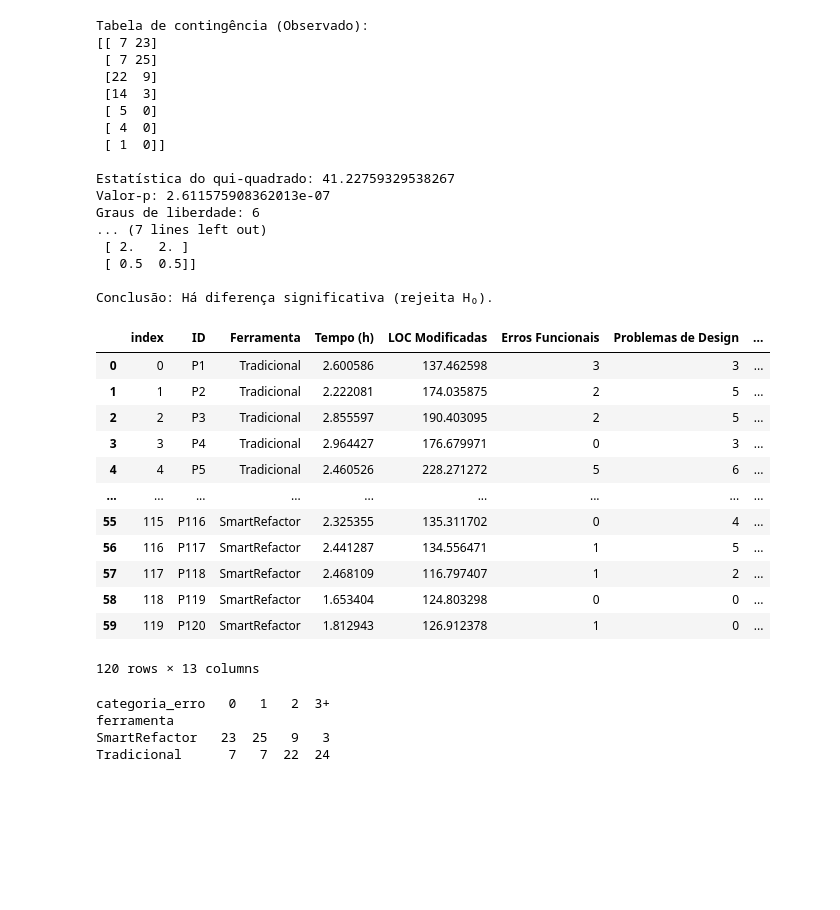
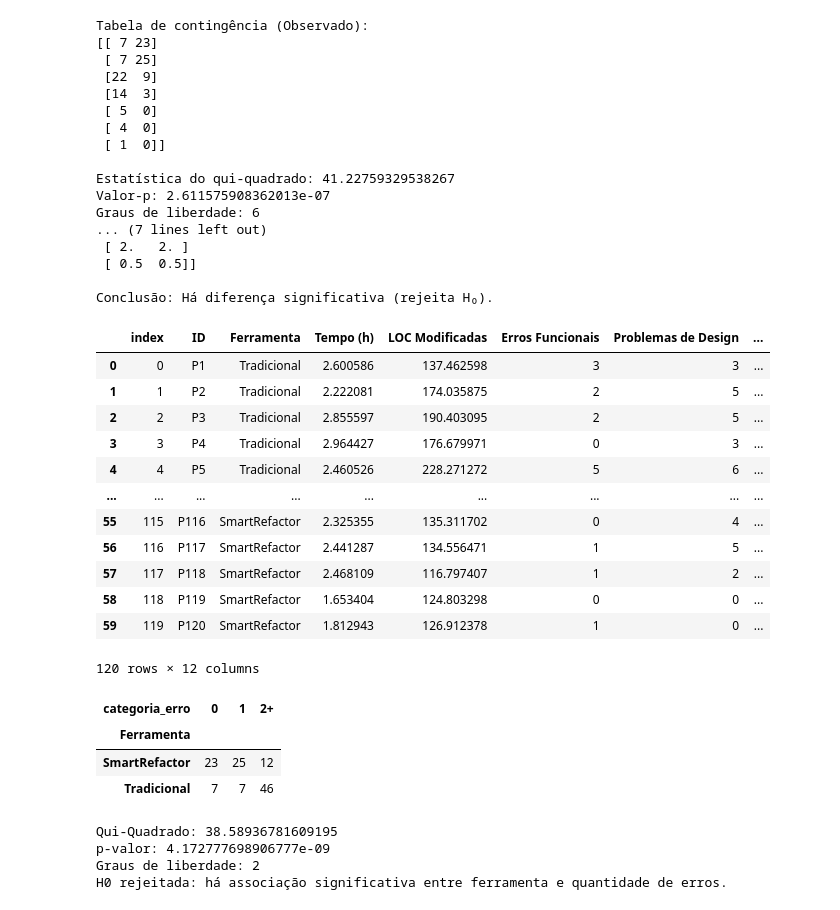
Before and after one commit to andre-portella/AES, a Jupyter notebook: aes.ipynb, the cells around one changed output. Drawn from its saved outputs; the diff is of its cells as text; code cells hidden in the pictures; blank space fills up the shorter version.

```diff
--- a/aes.ipynb
+++ b/aes.ipynb
@@ -487,30 +487,28 @@ if p < alpha:
 else:
     print("H0 não rejeitada. Não há evidência suficiente para afirmar uma associação significativa.")
 # %%
-import pandas as pd
-
-# Categorizar os erros (pode ajustar os intervalos conforme desejar)
+# Categorizar os erros
 def categorizar_erro(e):
     if e == 0:
         return '0'
     elif e == 1:
         return '1'
-    elif e == 2:
-        return '2'
     else:
-        return '3+'
+        return '2+'
+    # else:
+    #     return '3+'
+    # elif e == 4:
+    #     return '4'
+    # else:
+    #     return '5+'
 
 tradicional['categoria_erro'] = tradicional['Erros Funcionais'].apply(categorizar_erro)
 smartRefactor['categoria_erro'] = smartRefactor['Erros Funcionais'].apply(categorizar_erro)
 
-# Adicionar coluna indicando a ferramenta
-tradicional['ferramenta'] = 'Tradicional'
-smartRefactor['ferramenta'] = 'SmartRefactor'
-
 # Unir os DataFrames
-df = pd.concat([tradicional, smartRefactor])
+data = pd.concat([tradicional, smartRefactor])
 # %%
-display(df)
+display(data)
 # %% [output]
 |  | index | ID | Ferramenta | Tempo (h) | LOC Modificadas | Erros Funcionais | Problemas de Design | ... |
 | 0 | 0 | P1 | Tradicional | 2.600586 | 137.462598 | 3 | 3 | ... |
@@ -524,13 +522,31 @@ display(df)
 | 57 | 117 | P118 | SmartRefactor | 2.468109 | 116.797407 | 1 | 2 | ... |
 | 58 | 118 | P119 | SmartRefactor | 1.653404 | 124.803298 | 0 | 0 | ... |
 | 59 | 119 | P120 | SmartRefactor | 1.812943 | 126.912378 | 1 | 0 | ... |
-120 rows × 13 columns
+120 rows × 12 columns
 # %%
 # Tabela de contingência: linhas = ferramenta, colunas = categoria de erro
-tabela = pd.crosstab(df['ferramenta'], df['categoria_erro'])
-print(tabela)
+tabela = pd.crosstab(data['Ferramenta'], data['categoria_erro'])
+display(tabela)
 # %% [output]
-categoria_erro   0   1   2  3+
-ferramenta
-SmartRefactor   23  25   9   3
-Tradicional      7   7  22  24
+| categoria_erro | 0 | 1 | 2+ |
+| Ferramenta |  |  |  |
+| SmartRefactor | 23 | 25 | 12 |
+| Tradicional | 7 | 7 | 46 |
+# %%
+from scipy.stats import chi2_contingency
+
+chi2_val, p, dof, expected = chi2_contingency(tabela)
+
+print("Qui-Quadrado:", chi2_val)
+print("p-valor:", p)
+print("Graus de liberdade:", dof)
+
+if p < 0.05:
+    print("H0 rejeitada: há associação significativa entre ferramenta e quantidade de erros.")
+else:
+    print("H0 não rejeitada: não há evidência de associação significativa.")
+# %% [output]
+Qui-Quadrado: 38.58936781609195
+p-valor: 4.172777698906777e-09
+Graus de liberdade: 2
+H0 rejeitada: há associação significativa entre ferramenta e quantidade de erros.
```
